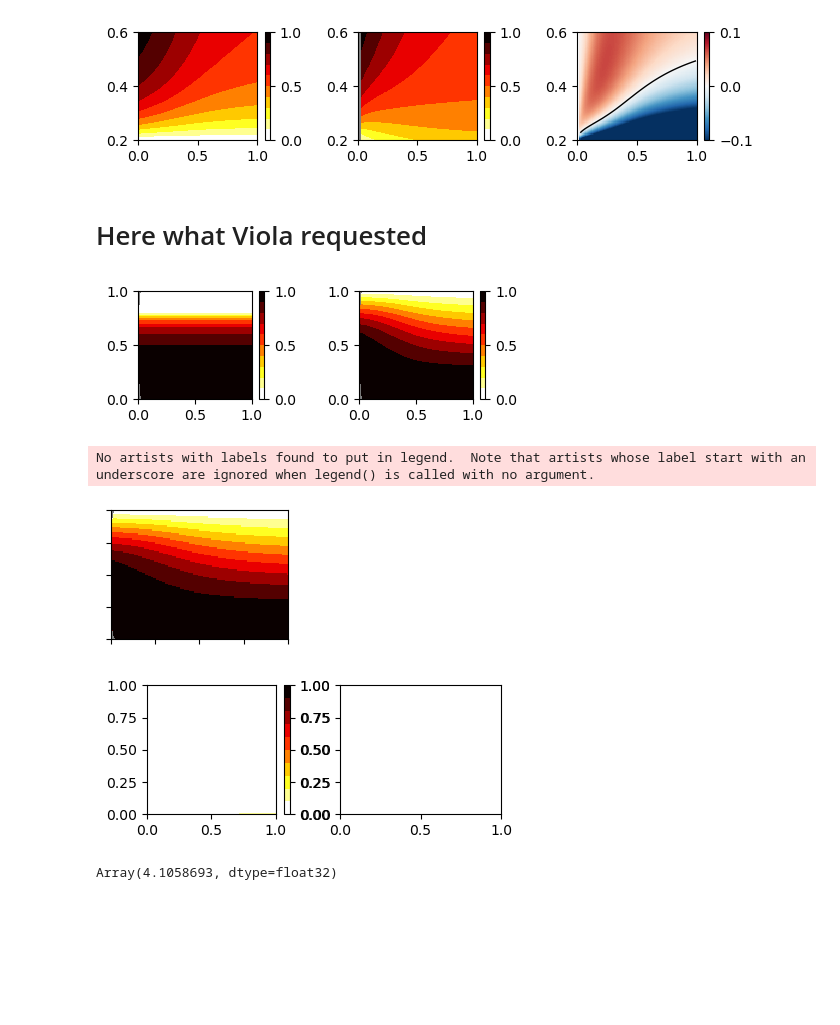
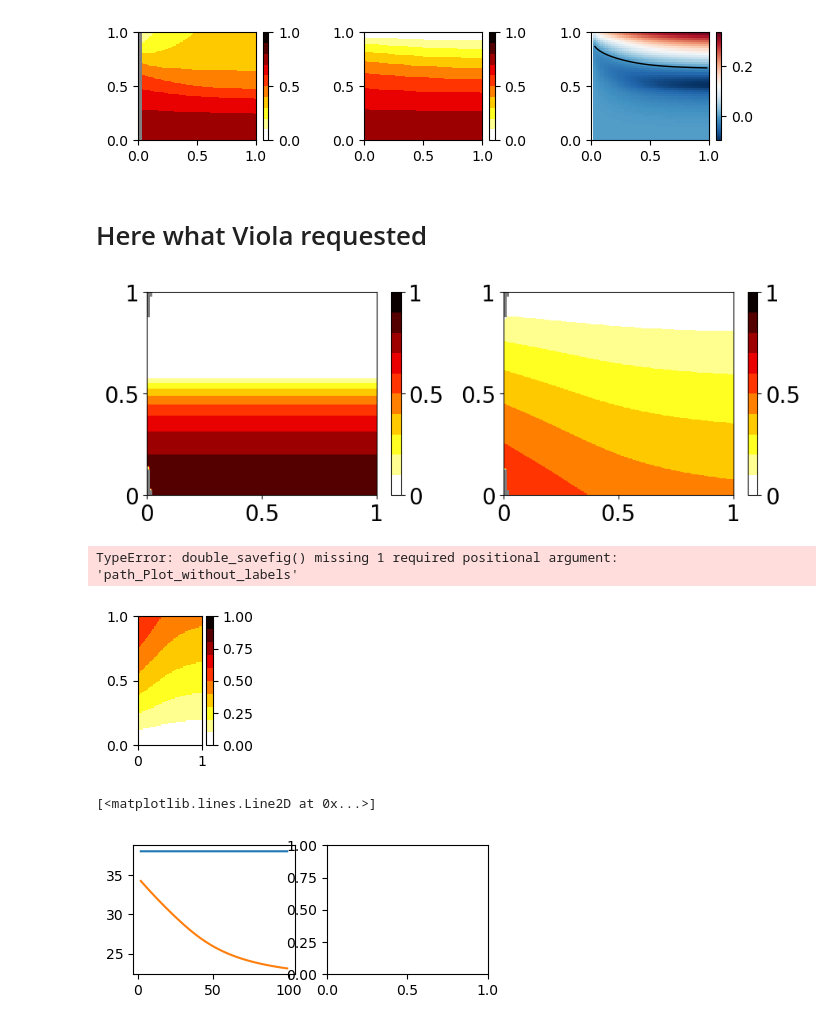
Before and after one commit to Fabio-FS/SIR-BEACON, a Jupyter notebook: notebooks/Fig_0_test.ipynb, the cells around one changed output. Drawn from its saved outputs; the diff is of its cells as text; code cells hidden in the pictures; blank space fills up the shorter version.

```diff
--- a/notebooks/Fig_0_test.ipynb
+++ b/notebooks/Fig_0_test.ipynb
@@ -201,21 +103,23 @@ No artists with labels found to put in legend.  Note that artists whose label st
 # %%
+pol = homogeneous_distribution(NP, 0, 1)
+mu = homogeneous_distribution(NS, 0, 1)
+
 fig, axs = plt.subplots(1,3, figsize=(3*Lx, Ly))
-im0 = axs[0].imshow(FIG_A_RI, cmap =  my_hot_r, aspect = "auto", origin = "lower", extent = [0,1,0.2,0.6], vmin = 0, vmax = 1)
-im1 = axs[1].imshow(FIG_B_RI, cmap =  my_hot_r, aspect = "auto", origin = "lower", extent = [0,1,0.2,0.6], vmin = 0, vmax = 1)
-im2 = axs[2].imshow(FIG_A_RI - FIG_B_RI, cmap =  "RdBu_r", aspect = "auto", origin = "lower", extent = [0,1,0.2,0.6], vmin = -0.1, vmax = 0.1, interpolation = "none")
+im0 = axs[0].imshow(FIG_A_RI, cmap =  my_hot_r, aspect = "auto", origin = "lower", extent = [0,1,0,1], vmin = 0, vmax = 1)
+im1 = axs[1].imshow(FIG_B_RI, cmap =  my_hot_r, aspect = "auto", origin = "lower", extent = [0,1,0,1], vmin = 0, vmax = 1)
+im2 = axs[2].imshow(FIG_A_RI - FIG_B_RI, cmap =  "RdBu_r", aspect = "auto", origin = "lower", extent = [0,1,0,1],  interpolation = "none")
 # plot contour lines in axs2
 
-cs = axs[2].contour(pol*4, beta_1, FIG_A_RI - FIG_B_RI, levels = [0], linewidths = 1, colors = "black", linestyles = "solid")
+cs = axs[2].contour(pol, mu, FIG_A_RI - FIG_B_RI, levels = [0], linewidths = 1, colors = "black", linestyles = "solid")
 
 # add colorbar to axs2
 cbar = fig.colorbar(im0, ax=axs[0])
 cbar = fig.colorbar(im1, ax=axs[1])
 cbar = fig.colorbar(im2, ax=axs[2])
 
-
 fig.tight_layout()
 # %% [output]
-[figure, old version]
+[figure, new version]
 # %% [markdown]
 # Here what Viola requested
 # %%
@@ -292,33 +195,42 @@ RI = Rf + If
 # %%
 RI.shape
-fig, axs = plt.subplots(1,2, figsize=(2*Lx, Ly))
+fig, axs = plt.subplots(1,2, figsize=(4*Lx, 2*Ly))
 
 im0 = axs[0].imshow(RI_D, cmap =  my_hot_r, aspect = "auto", origin = "lower", extent = [0,1,0,1], vmin = 0, vmax = 1)
+# change the fontsize of the xticks and yticks
+axs[0].set_xticks([0,0.5,1])
+axs[0].set_yticks([0,0.5,1])
+axs[0].set_yticklabels([0,0.5,1], fontsize = 20)
+axs[0].set_xticklabels([0,0.5,1], fontsize = 20)
 cbar = fig.colorbar(im0, ax = axs[0])
+cbar.ax.set_yticks([0,0.5,1])
+cbar.ax.set_yticklabels([0,0.5,1], fontsize = 20)
+
 
 im1 = axs[1].imshow(RI, cmap =  my_hot_r, aspect = "auto", origin = "lower", extent = [0,1,0,1], vmin = 0, vmax = 1)
 cbar = fig.colorbar(im1, ax = axs[1])
 
+# change the fontsize of the xticks and yticks
+axs[1].set_xticks([0,0.5,1])
+axs[1].set_yticks([0,0.5,1])
+axs[1].set_yticklabels([0,0.5,1], fontsize = 20)
+axs[1].set_xticklabels([0,0.5,1], fontsize = 20)
+cbar.ax.set_yticks([0,0.5,1])
+
+cbar.ax.set_yticklabels([0,0.5,1], fontsize = 20)
+
 fig.tight_layout()
 # %% [output]
-[figure, old version]
+[figure, new version]
 # %%
-name = "RI_fraction_SIRM.pdf"
-fig, ax = plt.subplots(figsize=(Lx, Ly))
-cax = ax.imshow(RI, cmap =  my_hot_r, aspect = "auto", origin = "lower", extent = [0,1,0,1], vmin = 0, vmax = 1, interpolation = "none")
+fig, ax = plt.subplots(figsize=(Lx/2.2, Ly))
+cax = ax.imshow(np.flipud(RI), cmap = my_hot_r, aspect = "auto", origin = "lower", extent = [0,1,0,1], vmin = 0, vmax = 1, interpolation = "none")
 cbar = fig.colorbar(cax, ax = ax)
+ax.set_yticks([0,0.5,1])
 
-double_savefig(fig, ax, name, path_Plot_with_labels, path_Plot_without_labels, cbar=cbar)
+fig.patch.set_visible(False)
+name = "RI_fraction_SIR_masks.pdf"
+double_savefig(fig, name, path_Plot_with_labels, path_Plot_without_labels)
 # %% [output]
-No artists with labels found to put in legend.  Note that artists whose label start with an underscore are ignored when legend() is called with no argument.
+TypeError: double_savefig() missing 1 required positional argument: 'path_Plot_without_labels'
-[figure, old version]
+[figure, new version]
-# %%
-fig, ax = plt.subplots(1,2, figsize=(2*Lx, Ly))
-im0 = ax[0].imshow(RI_D, cmap =  my_hot_r, aspect = "auto", origin = "lower", extent = [0,1,0,1], vmin = 0, vmax = 1)
-cbar = fig.colorbar(im0, ax = ax[0])
-# %% [output]
-[figure, removed]
-# %%
-S
-# %% [output]
-Array(4.1058693, dtype=float32)
@@ -327,0 +237,10 @@ RI_1 = FIG_B_RI
+# %%
+# now plot the sum of each figure for each column:
+
+fig, axs = plt.subplots(1,2, figsize=(2*Lx, Ly))
+
+axs[0].plot(np.sum(RI_D, axis = 0), label = "SIRD")
+axs[0].plot(np.sum(RI, axis = 0), label = "SIR")
+# %% [output]
+[<matplotlib.lines.Line2D at 0x...>]
+[figure, added]
```
Also changed, not shown: parts of 12 cells of this notebook, 28 other files.
